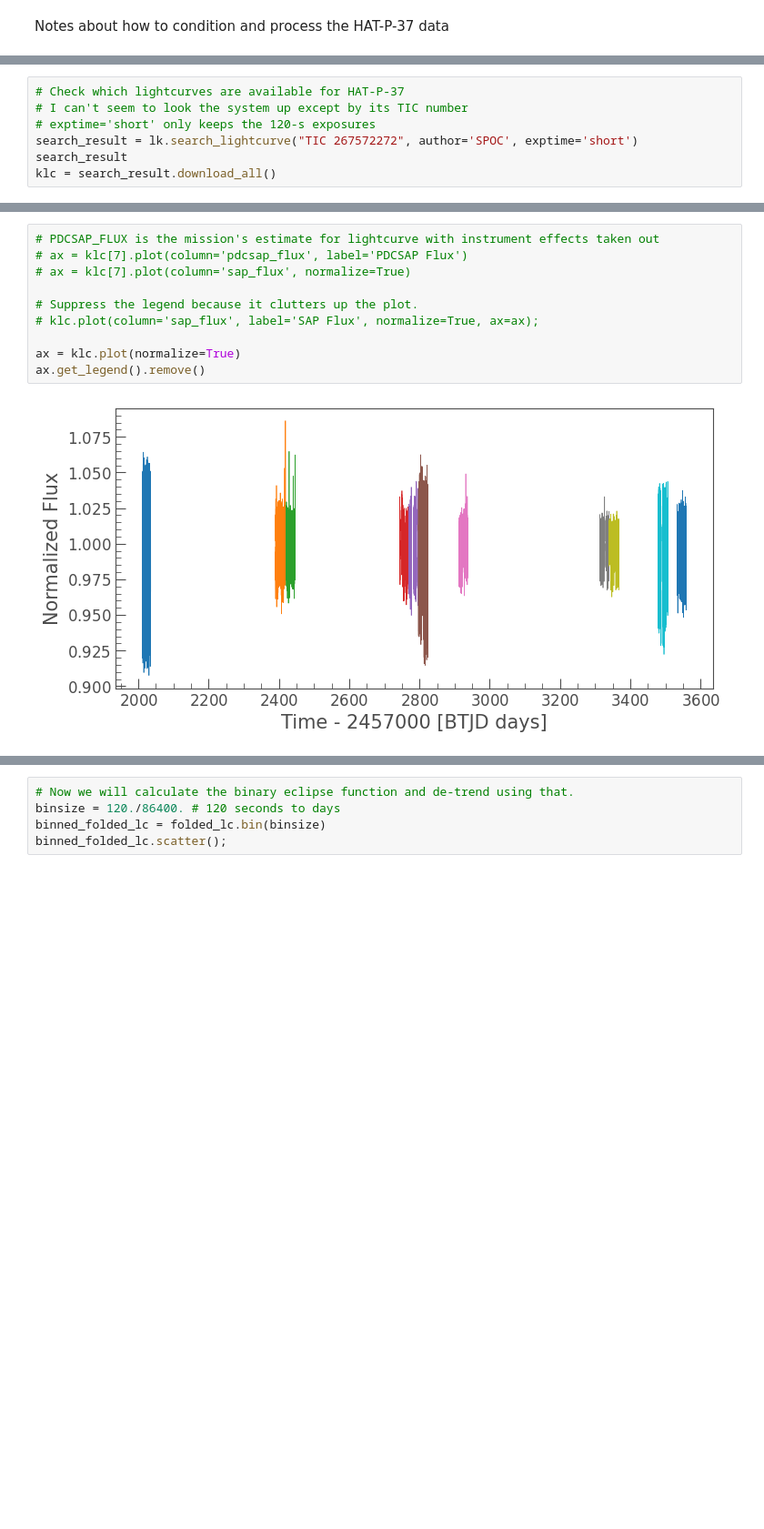
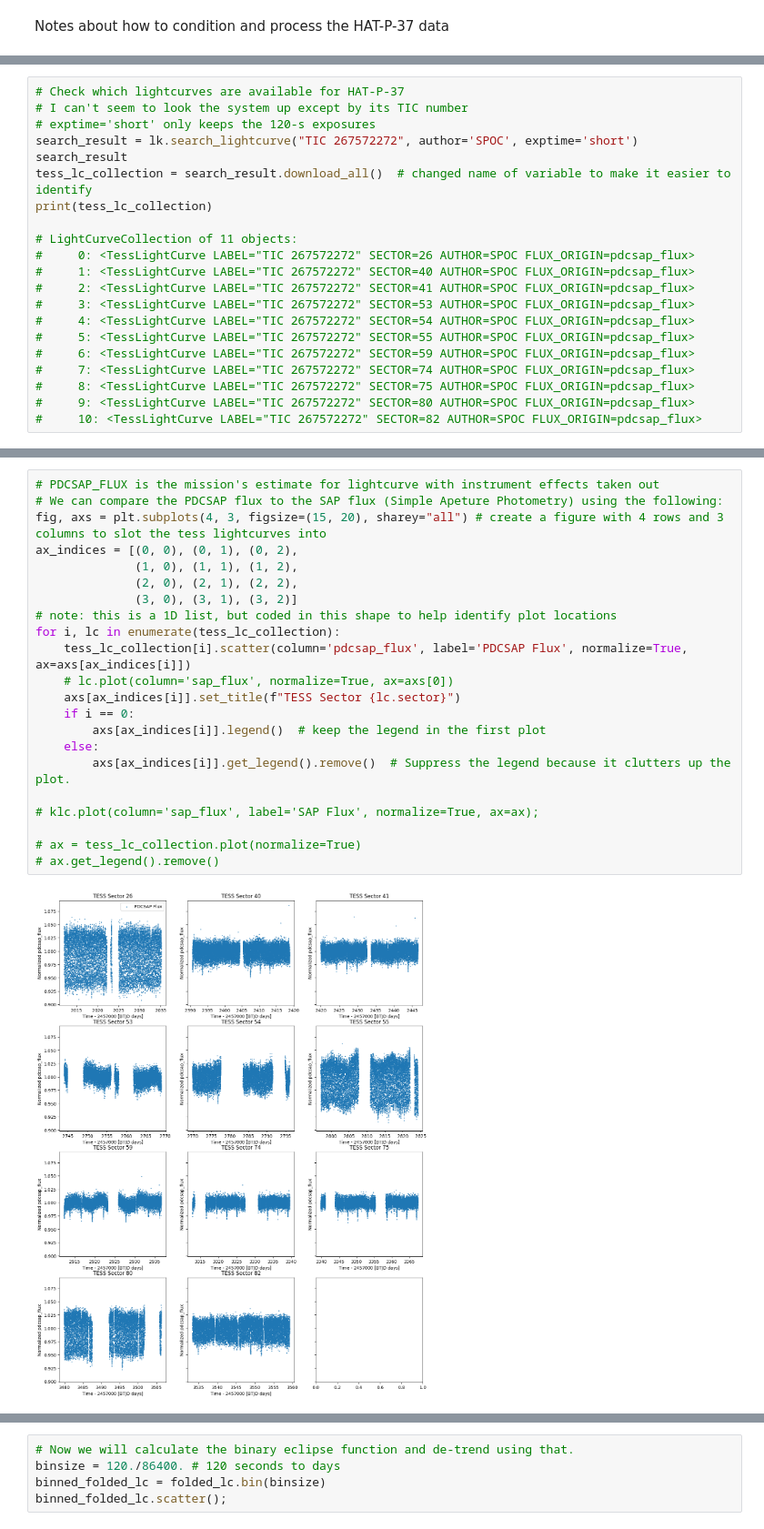
Before and after one commit to BoiseStatePlanetary/HAT-P-37-Transit-Timing-Analysis, a Jupyter notebook: code/Conditioning HAT-P-37 Data.ipynb, the cells around one changed output, grey strips where cells are left out. Shown at 91% size. Cells and saved outputs as stored; diff of their text form; blank space fills up the shorter version.

```diff
--- a/code/Conditioning HAT-P-37 Data.ipynb
+++ b/code/Conditioning HAT-P-37 Data.ipynb
@@ -16,4 +17,18 @@ orbital_period = 2.79744256 #±0.00000041
 # exptime='short' only keeps the 120-s exposures
 search_result = lk.search_lightcurve("TIC 267572272", author='SPOC', exptime='short')
 search_result
-klc = search_result.download_all()
+tess_lc_collection = search_result.download_all()  # changed name of variable to make it easier to identify
+print(tess_lc_collection)
+
+# LightCurveCollection of 11 objects:
+#     0: <TessLightCurve LABEL="TIC 267572272" SECTOR=26 AUTHOR=SPOC FLUX_ORIGIN=pdcsap_flux>
+#     1: <TessLightCurve LABEL="TIC 267572272" SECTOR=40 AUTHOR=SPOC FLUX_ORIGIN=pdcsap_flux>
+#     2: <TessLightCurve LABEL="TIC 267572272" SECTOR=41 AUTHOR=SPOC FLUX_ORIGIN=pdcsap_flux>
+#     3: <TessLightCurve LABEL="TIC 267572272" SECTOR=53 AUTHOR=SPOC FLUX_ORIGIN=pdcsap_flux>
+#     4: <TessLightCurve LABEL="TIC 267572272" SECTOR=54 AUTHOR=SPOC FLUX_ORIGIN=pdcsap_flux>
+#     5: <TessLightCurve LABEL="TIC 267572272" SECTOR=55 AUTHOR=SPOC FLUX_ORIGIN=pdcsap_flux>
+#     6: <TessLightCurve LABEL="TIC 267572272" SECTOR=59 AUTHOR=SPOC FLUX_ORIGIN=pdcsap_flux>
+#     7: <TessLightCurve LABEL="TIC 267572272" SECTOR=74 AUTHOR=SPOC FLUX_ORIGIN=pdcsap_flux>
+#     8: <TessLightCurve LABEL="TIC 267572272" SECTOR=75 AUTHOR=SPOC FLUX_ORIGIN=pdcsap_flux>
+#     9: <TessLightCurve LABEL="TIC 267572272" SECTOR=80 AUTHOR=SPOC FLUX_ORIGIN=pdcsap_flux>
+#     10: <TessLightCurve LABEL="TIC 267572272" SECTOR=82 AUTHOR=SPOC FLUX_ORIGIN=pdcsap_flux>
@@ -20,14 +48,26 @@ klc = search_result.download_all()
 # %%
 # PDCSAP_FLUX is the mission's estimate for lightcurve with instrument effects taken out
-# ax = klc[7].plot(column='pdcsap_flux', label='PDCSAP Flux')
-# ax = klc[7].plot(column='sap_flux', normalize=True)
+# We can compare the PDCSAP flux to the SAP flux (Simple Apeture Photometry) using the following:
+fig, axs = plt.subplots(4, 3, figsize=(15, 20), sharey="all") # create a figure with 4 rows and 3 columns to slot the tess lightcurves into
+ax_indices = [(0, 0), (0, 1), (0, 2),
+              (1, 0), (1, 1), (1, 2),
+              (2, 0), (2, 1), (2, 2),
+              (3, 0), (3, 1), (3, 2)]
+# note: this is a 1D list, but coded in this shape to help identify plot locations
+for i, lc in enumerate(tess_lc_collection):
+    tess_lc_collection[i].scatter(column='pdcsap_flux', label='PDCSAP Flux', normalize=True, ax=axs[ax_indices[i]])
+    # lc.plot(column='sap_flux', normalize=True, ax=axs[0])
+    axs[ax_indices[i]].set_title(f"TESS Sector {lc.sector}")
+    if i == 0:
+        axs[ax_indices[i]].legend()  # keep the legend in the first plot
+    else:
+        axs[ax_indices[i]].get_legend().remove()  # Suppress the legend because it clutters up the plot.
 
-# Suppress the legend because it clutters up the plot.
 # klc.plot(column='sap_flux', label='SAP Flux', normalize=True, ax=ax);
 
-ax = klc.plot(normalize=True)
-ax.get_legend().remove()
+# ax = tess_lc_collection.plot(normalize=True)
+# ax.get_legend().remove()
 # %% [output]
-[figure, old version]
+[figure, new version]
 # %%
 # Make a single lightcurve out of the collection of lightcurves
```
Also changed, not shown: parts of 13 cells of this notebook.
